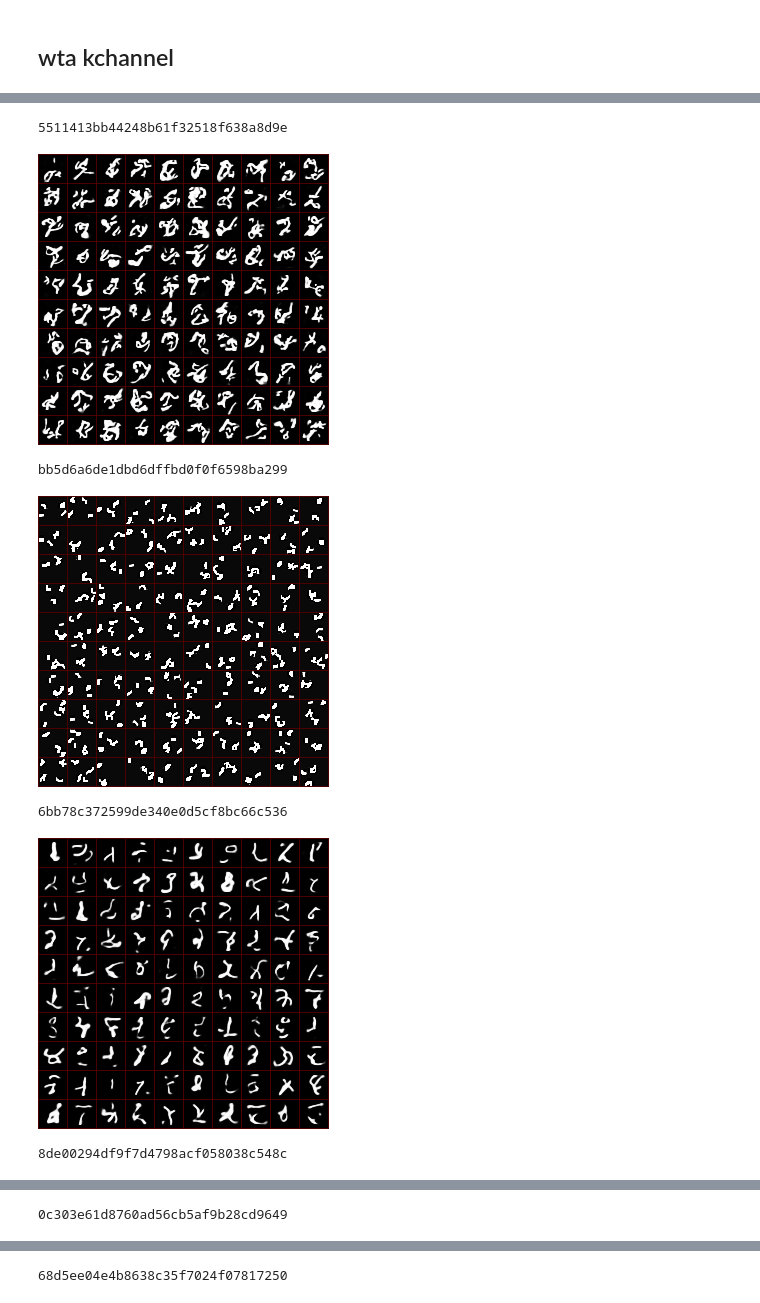
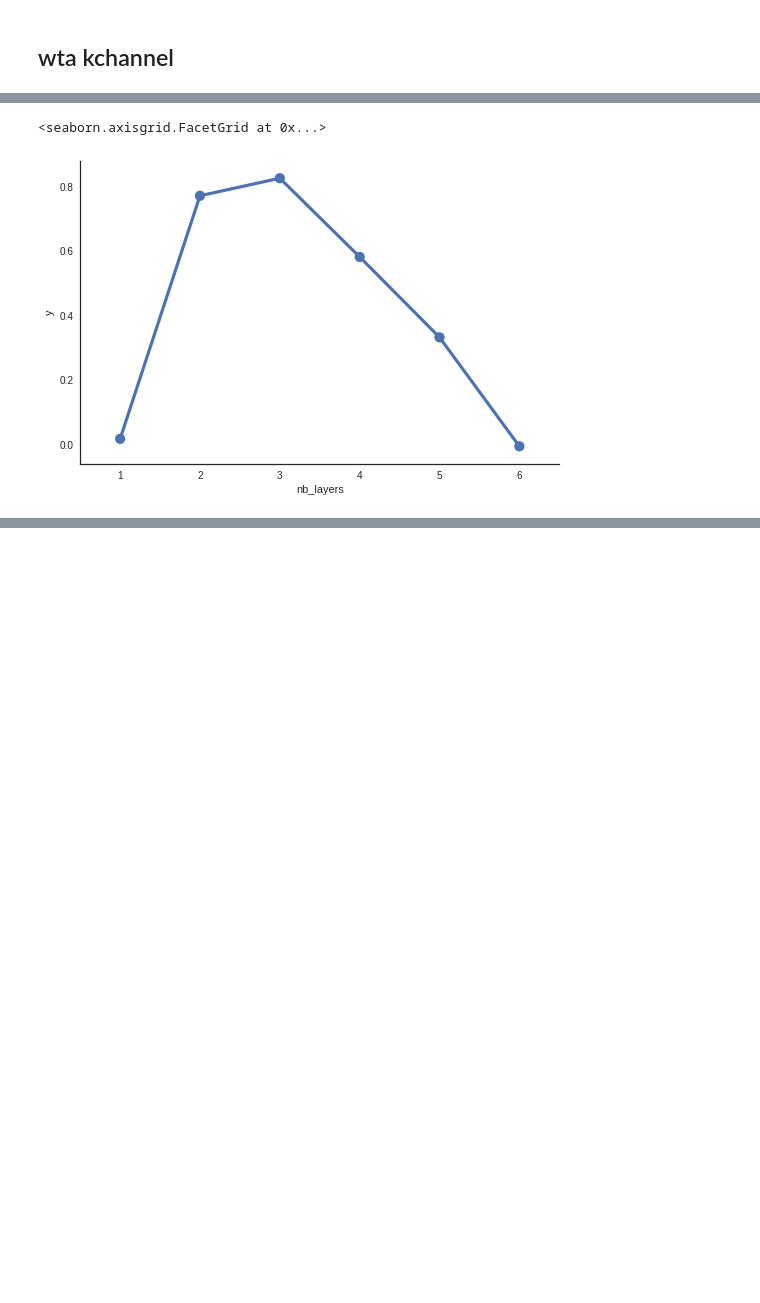
Before and after one commit to mehdidc/out_of_class, a Jupyter notebook: ae/ipynb/analysis.ipynb, the cells around one changed output, grey strips where cells are left out. Cells and saved outputs as stored; diff of their text form; code cells hidden in the pictures; blank space fills up the shorter version.

```diff
--- a/ae/ipynb/analysis.ipynb
+++ b/ae/ipynb/analysis.ipynb
@@ -82,5 +27,3 @@ df_full.to_csv('hypers.csv')
-# %%
-df_full = pd.read_csv('hypers.csv').set_index('id')
 # %% [markdown]
 ## Fix stride. vary nb of layers
 # %%
@@ -251,21 +212,8 @@ bb8051dece1c1d1c64b96ec2a6e53179
 # %%
 df = df_full
 df = df[df['sampler'] == 'mnist_deep']
-df = df[df['stride']==0]
-ax = sns.barplot(
-    x='nb_layers',
-    y='y',
-    data=df,
-    linewidth=2,
-    color='blue',
-    edgecolor=['black']*6,
-)
-show_several(df)
+df = df[df['stride']==1]
+sns.factorplot(x='nb_layers', y='y', data=df, size=5, aspect=1.5)
 # %% [output]
-5511413bb44248b61f32518f638a8d9e
+<seaborn.axisgrid.FacetGrid at 0x...>
-[figure, old version]
+[figure, new version]
-bb5d6a6de1dbd6dffbd0f0f6598ba299
-[figure, removed]
-6bb78c372599de340e0d5cf8bc66c536
-[figure, removed]
-8de00294df9f7d4798acf058038c548c
@@ -273 +219,0 @@ bb5d6a6de1dbd6dffbd0f0f6598ba299
-0c303e61d8760ad56cb5af9b28cd9649
@@ -275 +219,0 @@ bb5d6a6de1dbd6dffbd0f0f6598ba299
-68d5ee04e4b8638c35f7024f07817250
```
Also changed, not shown: parts of 10 cells of this notebook, 5 other files.
